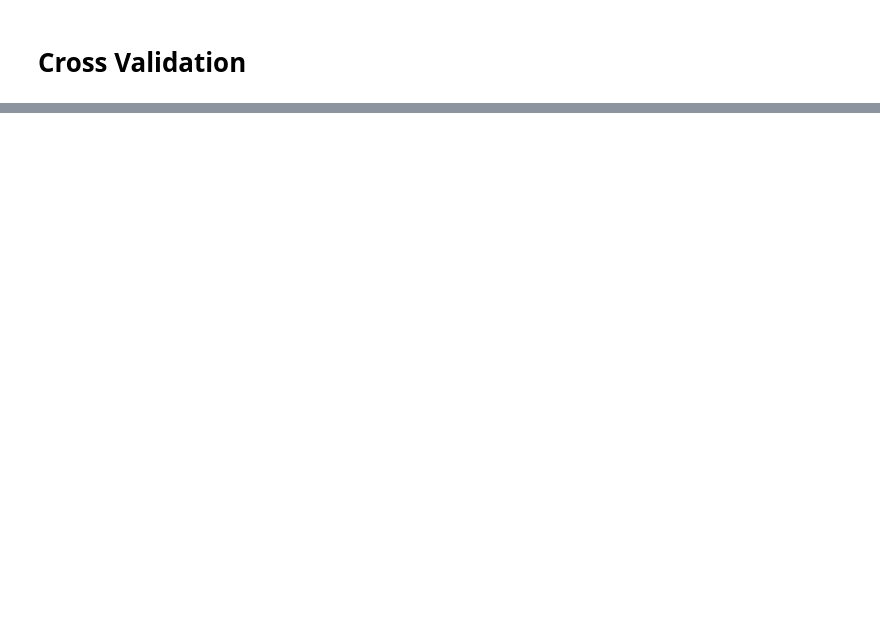
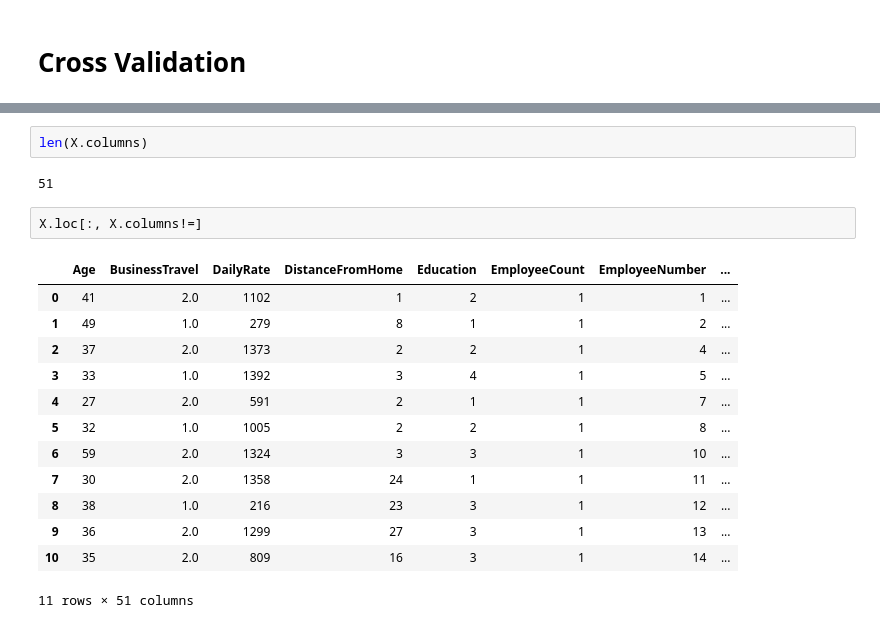
Before and after one commit to NiklasNeudorfer/kids-employee-attrition, a Jupyter notebook: model-training.ipynb, the cells around one changed output, grey strips where cells are left out. Cells and saved outputs as stored; diff of their text form; blank space fills up the shorter version.

```diff
--- a/model-training.ipynb
+++ b/model-training.ipynb
@@ -209,0 +236,20 @@ F1 Score: 25.00%
+# %%
+len(X.columns)
+# %% [output]
+51
+# %%
+X.loc[:, X.columns!=]
+# %% [output]
+|  | Age | BusinessTravel | DailyRate | DistanceFromHome | Education | EmployeeCount | EmployeeNumber | ... |
+| 0 | 41 | 2.0 | 1102 | 1 | 2 | 1 | 1 | ... |
+| 1 | 49 | 1.0 | 279 | 8 | 1 | 1 | 2 | ... |
+| 2 | 37 | 2.0 | 1373 | 2 | 2 | 1 | 4 | ... |
+| 3 | 33 | 1.0 | 1392 | 3 | 4 | 1 | 5 | ... |
+| 4 | 27 | 2.0 | 591 | 2 | 1 | 1 | 7 | ... |
+| 5 | 32 | 1.0 | 1005 | 2 | 2 | 1 | 8 | ... |
+| 6 | 59 | 2.0 | 1324 | 3 | 3 | 1 | 10 | ... |
+| 7 | 30 | 2.0 | 1358 | 24 | 1 | 1 | 11 | ... |
+| 8 | 38 | 1.0 | 216 | 23 | 3 | 1 | 12 | ... |
+| 9 | 36 | 2.0 | 1299 | 27 | 3 | 1 | 13 | ... |
+| 10 | 35 | 2.0 | 809 | 16 | 3 | 1 | 14 | ... |
+11 rows × 51 columns
```
Also changed, not shown: parts of 18 cells of this notebook.
